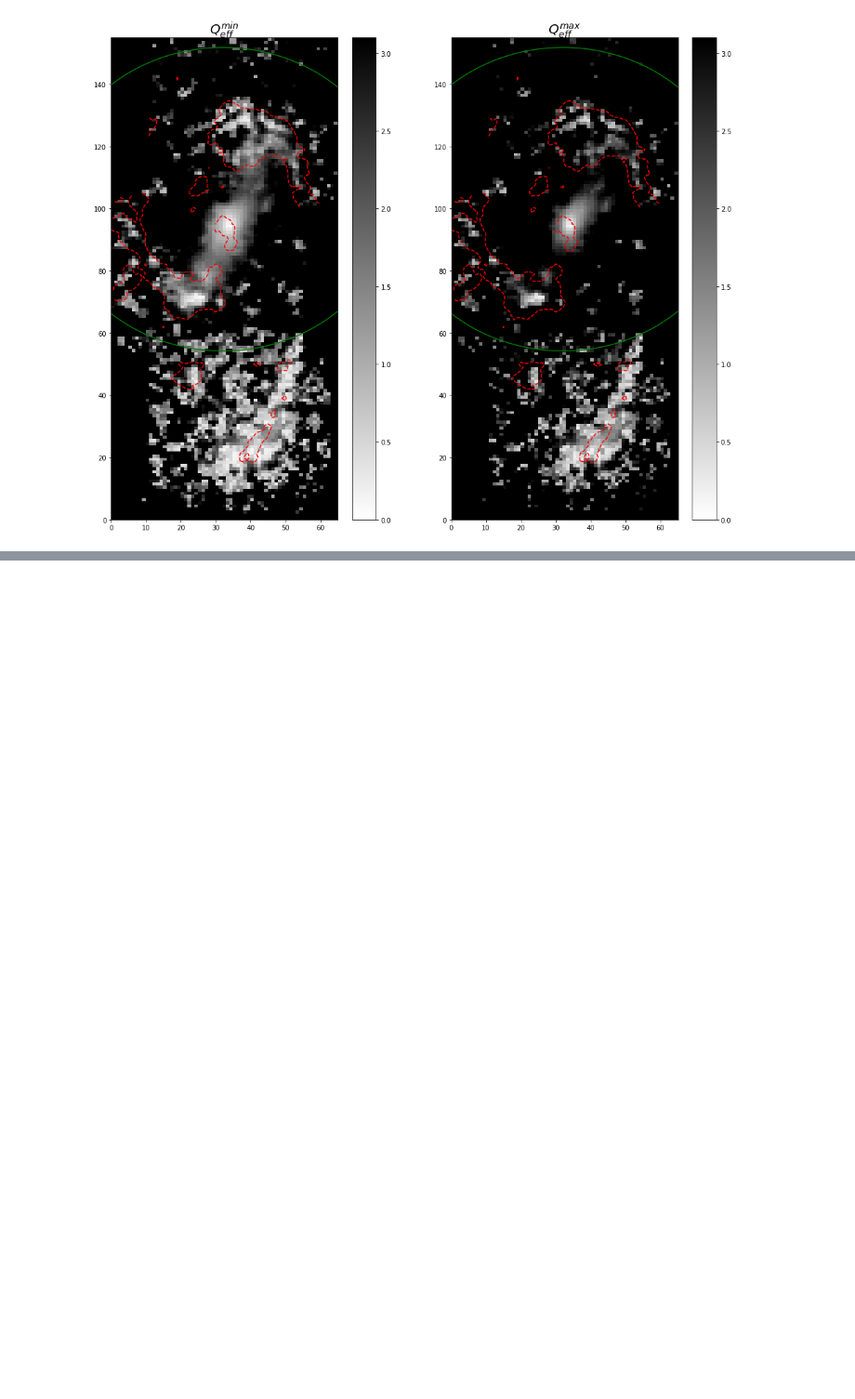
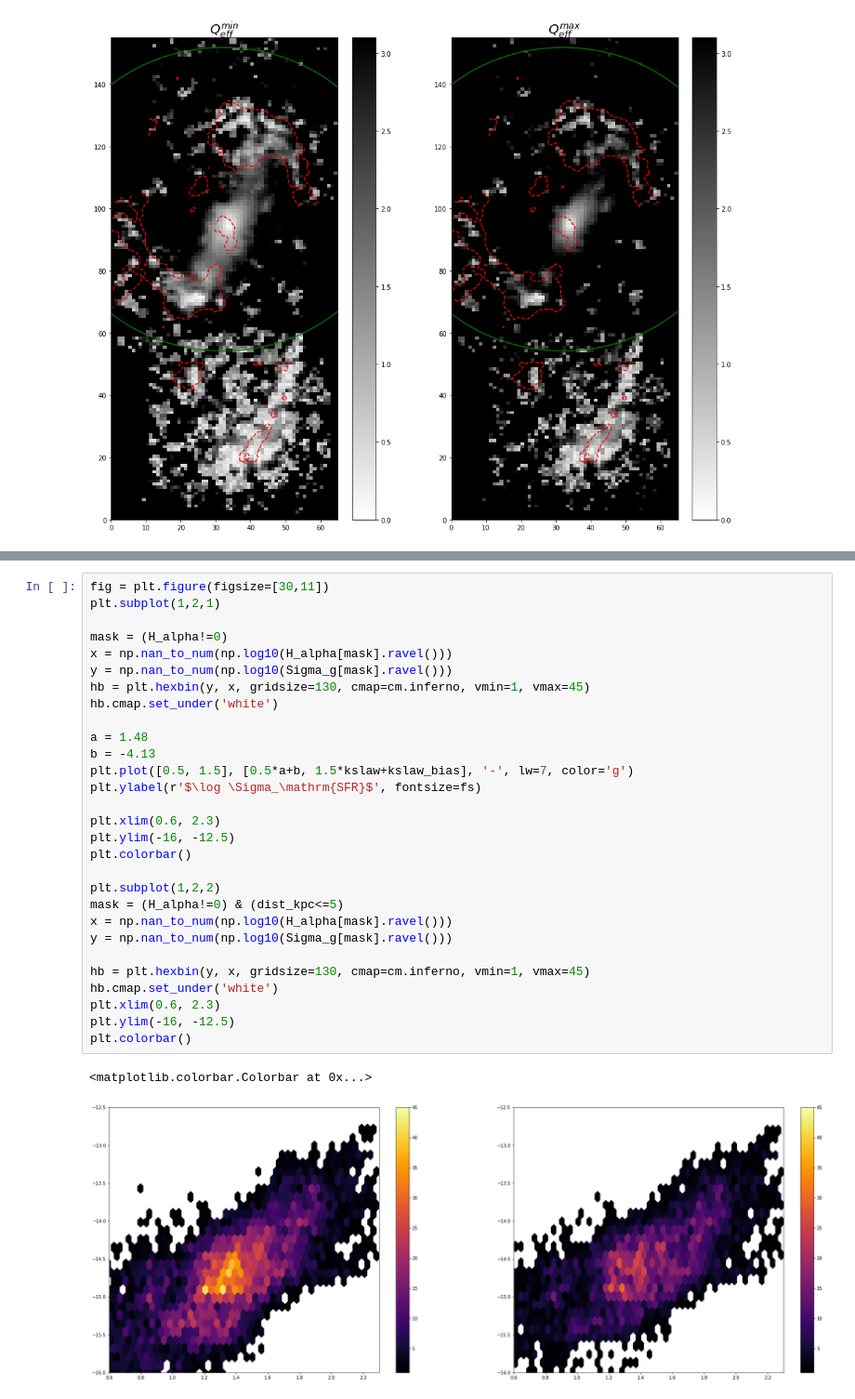
Before and after one commit to ValerieKostiuk/Course-work, a Jupyter notebook: NGC3627/Statistics.ipynb, the cells around one changed output, grey strips where cells are left out. Shown at 93% size. Drawn from its saved outputs; the diff is of its cells as text; blank space fills up the shorter version.

```diff
--- a/NGC3627/Statistics.ipynb
+++ b/NGC3627/Statistics.ipynb
@@ -2149,0 +2213,32 @@ Text(0.5, 1.0, '$Q_{eff}^{max}$')
+# %%
+fig = plt.figure(figsize=[30,11])
+plt.subplot(1,2,1)
+
+mask = (H_alpha!=0)
+x = np.nan_to_num(np.log10(H_alpha[mask].ravel()))
+y = np.nan_to_num(np.log10(Sigma_g[mask].ravel()))
+hb = plt.hexbin(y, x, gridsize=130, cmap=cm.inferno, vmin=1, vmax=45)
+hb.cmap.set_under('white')
+
+a = 1.48
+b = -4.13
+plt.plot([0.5, 1.5], [0.5*a+b, 1.5*kslaw+kslaw_bias], '-', lw=7, color='g')
+plt.ylabel(r'$\log \Sigma_\mathrm{SFR}$', fontsize=fs)
+
+plt.xlim(0.6, 2.3)
+plt.ylim(-16, -12.5)
+plt.colorbar()
+
+plt.subplot(1,2,2)
+mask = (H_alpha!=0) & (dist_kpc<=5)
+x = np.nan_to_num(np.log10(H_alpha[mask].ravel()))
+y = np.nan_to_num(np.log10(Sigma_g[mask].ravel()))
+
+hb = plt.hexbin(y, x, gridsize=130, cmap=cm.inferno, vmin=1, vmax=45)
+hb.cmap.set_under('white')
+plt.xlim(0.6, 2.3)
+plt.ylim(-16, -12.5)
+plt.colorbar()
+# %% [output]
+<matplotlib.colorbar.Colorbar at 0x...>
+[figure, added]
```
Also changed, not shown: parts of 6 cells of this notebook, 1 other file.
